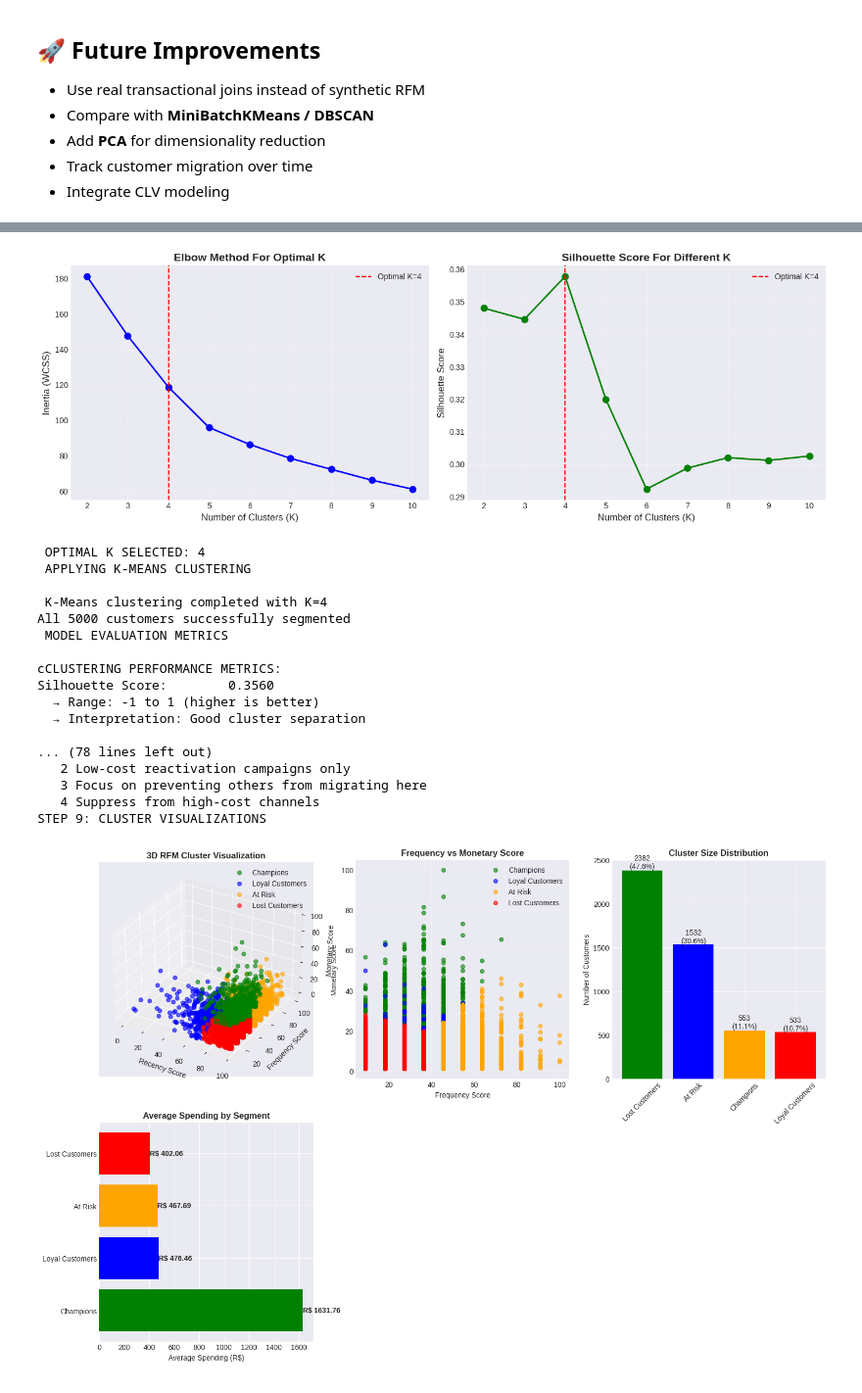
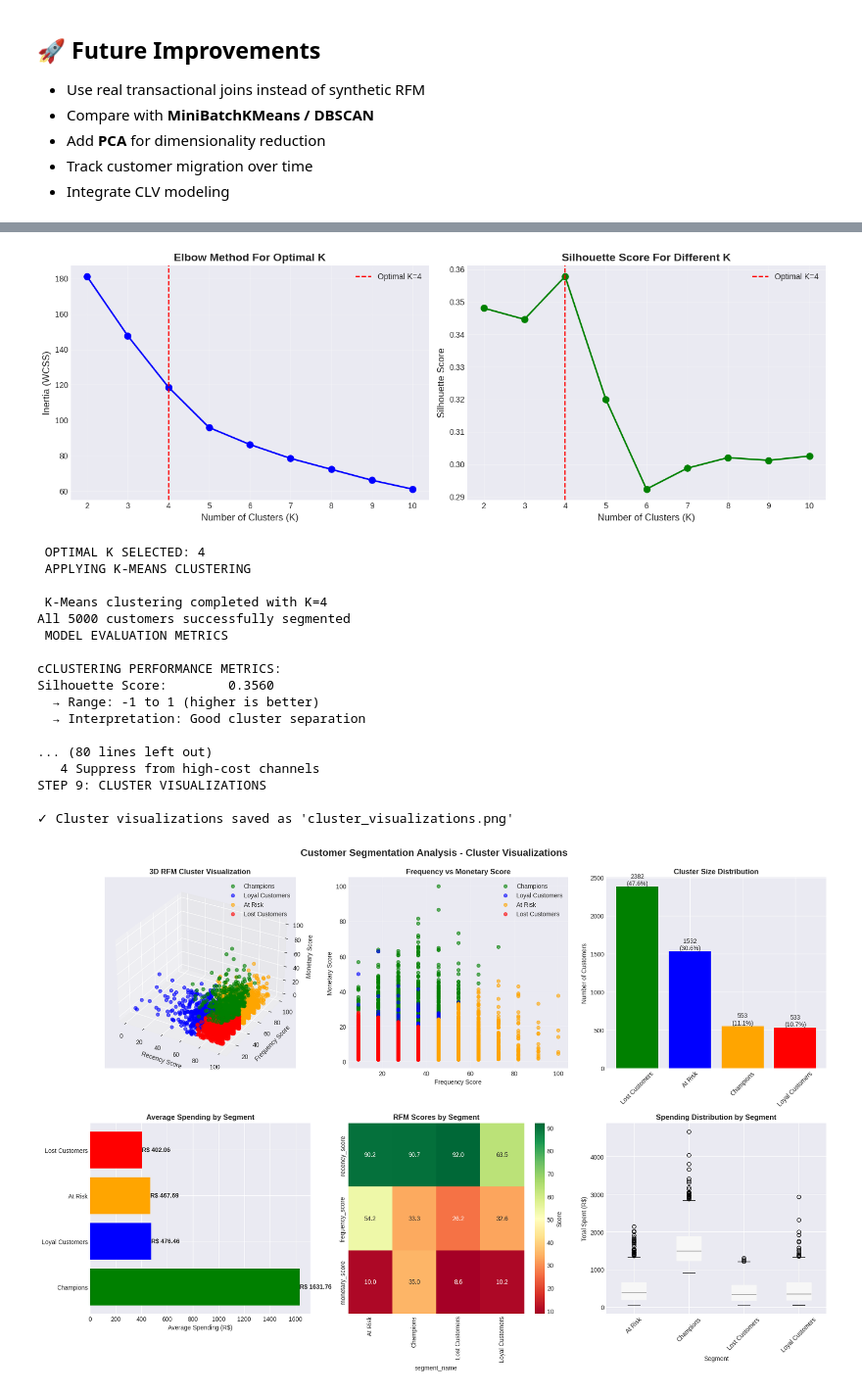
Before and after one commit to Dhrupad-05/Projects, a Jupyter notebook: Customer_Segementation.ipynb, the cells around one changed output, grey strips where cells are left out. Shown at 98% size. Cells and saved outputs as stored; diff of their text form; code cells hidden in the pictures.

Commit message:
More Visualisations Added

```diff
--- a/Customer_Segementation.ipynb
+++ b/Customer_Segementation.ipynb
@@ -588,6 +588,29 @@ for i, bar in enumerate(bars):
     width = bar.get_width()
     ax4.text(width, bar.get_y() + bar.get_height()/2., f'R$ {width:.2f}',
             ha='left', va='center', fontweight='bold')
+
+# 5. RFM Heatmap by Cluster
+ax5 = fig.add_subplot(2, 3, 5)
+rfm_by_cluster = customers_df.groupby('segment_name')[['recency_score', 'frequency_score', 'monetary_score']].mean()
+sns.heatmap(rfm_by_cluster.T, annot=True, fmt='.1f', cmap='RdYlGn', ax=ax5, cbar_kws={'label': 'Score'})
+ax5.set_title('RFM Scores by Segment', fontweight='bold')
+ax5.set_ylabel('')
+
+# 6. Box Plot - Total Spent by Cluster
+ax6 = fig.add_subplot(2, 3, 6)
+customers_df.boxplot(column='total_spent', by='segment_name', ax=ax6, patch_artist=True)
+ax6.set_xlabel('Segment')
+ax6.set_ylabel('Total Spent (R$)')
+ax6.set_title('Spending Distribution by Segment', fontweight='bold')
+plt.sca(ax6)
+plt.xticks(rotation=45)
+
+plt.suptitle('Customer Segmentation Analysis - Cluster Visualizations',
+             fontsize=16, fontweight='bold', y=0.995)
+plt.tight_layout()
+plt.savefig('cluster_visualizations.png', dpi=300, bbox_inches='tight')
+print("\n✓ Cluster visualizations saved as 'cluster_visualizations.png'")
+plt.show()
 # %% [output]
 OLIST CUSTOMER SEGMENTATION PROJECT
  LOADING DATA
@@ -612,34 +635,34 @@ Name: count, dtype: int64
 Selected Features for Clustering: ['recency_score', 'frequency_score', 'monetary_score']
 Feature Matrix Shape: (5000, 3)
 
  Features scaled using Min-Max Scaler
 
  Scaled Feature Statistics:
        recency_score  frequency_score  monetary_score
 count    5000.000000      5000.000000     5000.000000
 mean        0.882974         0.298500        0.111947
 std         0.117428         0.172551        0.110939
 ... (17 lines left out)
 K=9: Inertia=66.0587, Silhouette=0.3012
 K=10: Inertia=61.0229, Silhouette=0.3025
 
  Elbow method visualization saved as 'elbow_method.png'
 [figure]
  OPTIMAL K SELECTED: 4
  APPLYING K-MEANS CLUSTERING
 
  K-Means clustering completed with K=4
 All 5000 customers successfully segmented
  MODEL EVALUATION METRICS
 
 cCLUSTERING PERFORMANCE METRICS:
 Silhouette Score:        0.3560
   → Range: -1 to 1 (higher is better)
   → Interpretation: Good cluster separation
 
-... (78 lines left out)
-   2 Low-cost reactivation campaigns only
-   3 Focus on preventing others from migrating here
+... (80 lines left out)
    4 Suppress from high-cost channels
 STEP 9: CLUSTER VISUALIZATIONS
+
+✓ Cluster visualizations saved as 'cluster_visualizations.png'
-[figure, old version]
+[figure, new version]
```
